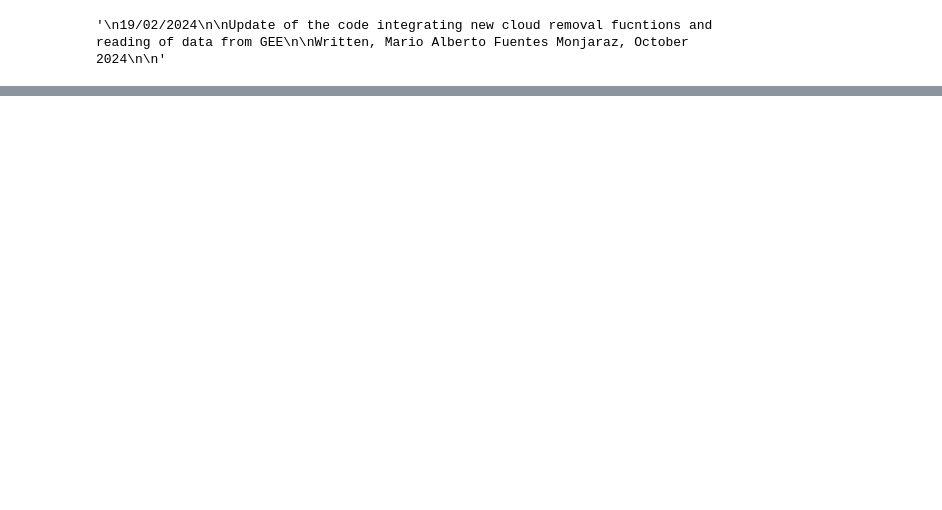
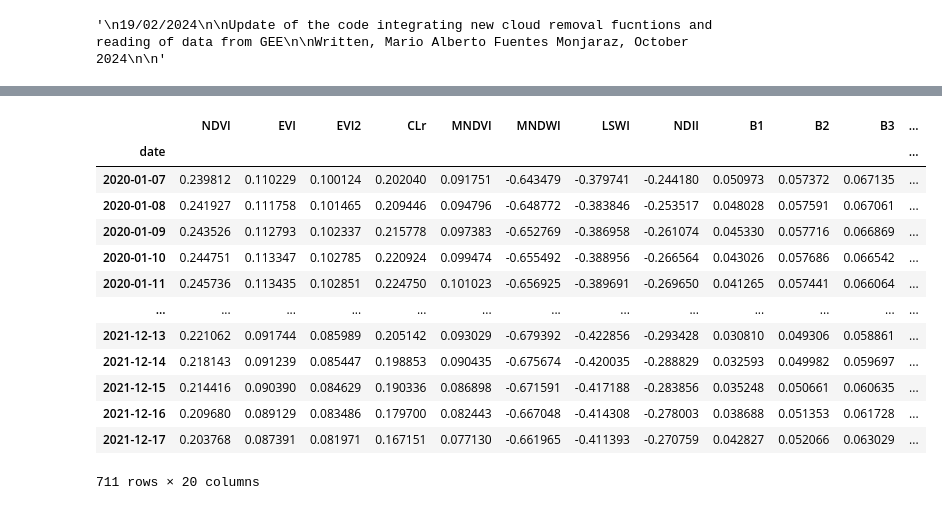
Before and after one commit to e-shapePP/vlabs, a Jupyter notebook: sen2gpp/sen2gpp.ipynb, the cells around one changed output, grey strips where cells are left out. Saved outputs shown, nothing was run; the diff lists cells and outputs as text; code cells hidden in the pictures; blank space fills up the shorter version.

```diff
--- a/sen2gpp/sen2gpp.ipynb
+++ b/sen2gpp/sen2gpp.ipynb
@@ -485,0 +513,17 @@ plot_timeseries_vi_multiple(sp_VI, dgpp.bands)
+# %%
+sp_VI
+# %% [output]
+|  | NDVI | EVI | EVI2 | CLr | MNDVI | MNDWI | LSWI | NDII | B1 | B2 | B3 | ... |
+| date |  |  |  |  |  |  |  |  |  |  |  | ... |
+| 2020-01-07 | 0.239812 | 0.110229 | 0.100124 | 0.202040 | 0.091751 | -0.643479 | -0.379741 | -0.244180 | 0.050973 | 0.057372 | 0.067135 | ... |
+| 2020-01-08 | 0.241927 | 0.111758 | 0.101465 | 0.209446 | 0.094796 | -0.648772 | -0.383846 | -0.253517 | 0.048028 | 0.057591 | 0.067061 | ... |
+| 2020-01-09 | 0.243526 | 0.112793 | 0.102337 | 0.215778 | 0.097383 | -0.652769 | -0.386958 | -0.261074 | 0.045330 | 0.057716 | 0.066869 | ... |
+| 2020-01-10 | 0.244751 | 0.113347 | 0.102785 | 0.220924 | 0.099474 | -0.655492 | -0.388956 | -0.266564 | 0.043026 | 0.057686 | 0.066542 | ... |
+| 2020-01-11 | 0.245736 | 0.113435 | 0.102851 | 0.224750 | 0.101023 | -0.656925 | -0.389691 | -0.269650 | 0.041265 | 0.057441 | 0.066064 | ... |
+| ... | ... | ... | ... | ... | ... | ... | ... | ... | ... | ... | ... | ... |
+| 2021-12-13 | 0.221062 | 0.091744 | 0.085989 | 0.205142 | 0.093029 | -0.679392 | -0.422856 | -0.293428 | 0.030810 | 0.049306 | 0.058861 | ... |
+| 2021-12-14 | 0.218143 | 0.091239 | 0.085447 | 0.198853 | 0.090435 | -0.675674 | -0.420035 | -0.288829 | 0.032593 | 0.049982 | 0.059697 | ... |
+| 2021-12-15 | 0.214416 | 0.090390 | 0.084629 | 0.190336 | 0.086898 | -0.671591 | -0.417188 | -0.283856 | 0.035248 | 0.050661 | 0.060635 | ... |
+| 2021-12-16 | 0.209680 | 0.089129 | 0.083486 | 0.179700 | 0.082443 | -0.667048 | -0.414308 | -0.278003 | 0.038688 | 0.051353 | 0.061728 | ... |
+| 2021-12-17 | 0.203768 | 0.087391 | 0.081971 | 0.167151 | 0.077130 | -0.661965 | -0.411393 | -0.270759 | 0.042827 | 0.052066 | 0.063029 | ... |
+711 rows × 20 columns
```
Also changed, not shown: parts of 5 cells of this notebook, 3 other files.
